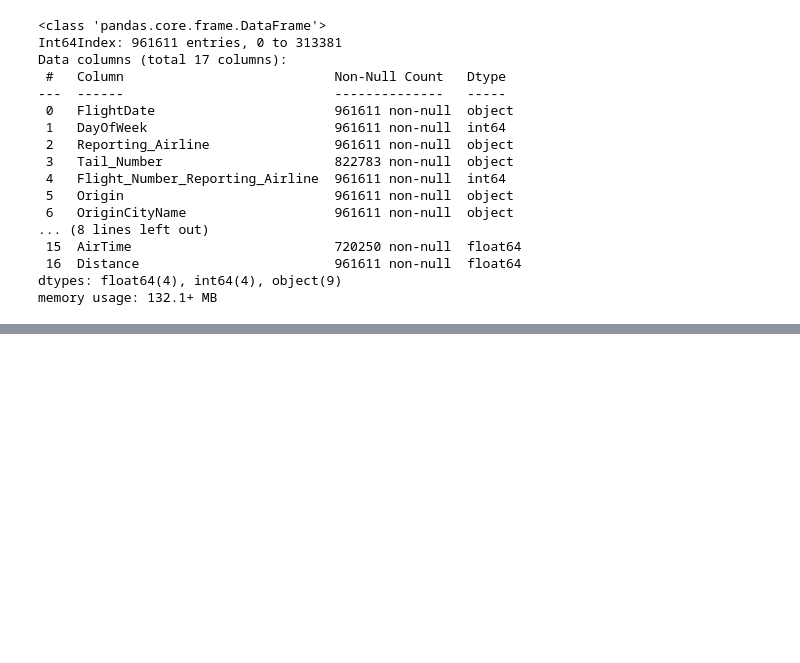
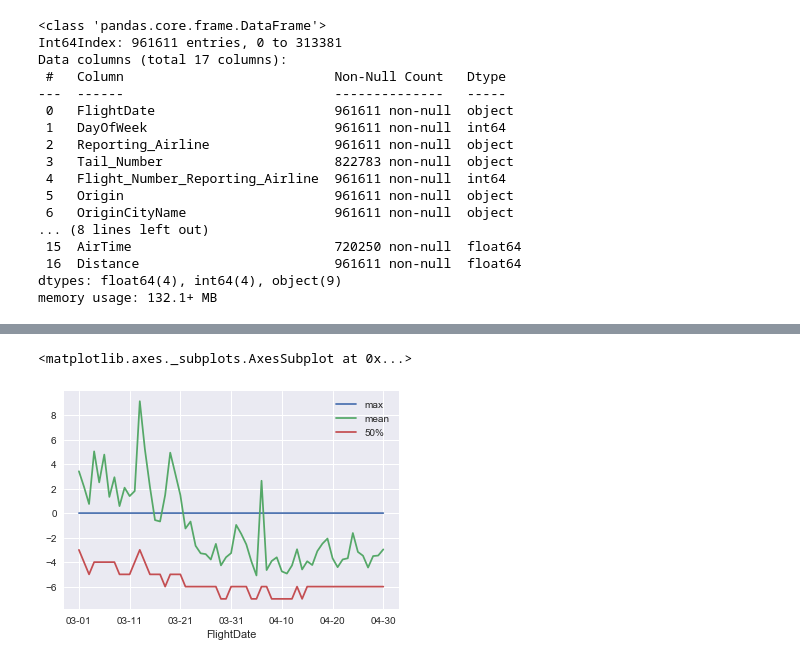
Before and after one commit to dan1dr/master_DS, a Jupyter notebook: Pandas/2.Data_Wrangling_Aggregation_and_GroupOperation.ipynb, the cells around one changed output, grey strips where cells are left out. Cells and saved outputs as stored; diff of their text form; code cells hidden in the pictures; blank space fills up the shorter version.

```diff
--- a/Pandas/2.Data_Wrangling_Aggregation_and_GroupOperation.ipynb
+++ b/Pandas/2.Data_Wrangling_Aggregation_and_GroupOperation.ipynb
@@ -726,0 +1056,5 @@ memory usage: 132.1+ MB
+# %%
+delays_per_day[['max', 'mean', '50%']].plot()
+# %% [output]
+<matplotlib.axes._subplots.AxesSubplot at 0x...>
+[figure, added]
```
Also changed, not shown: parts of 63 cells of this notebook.
